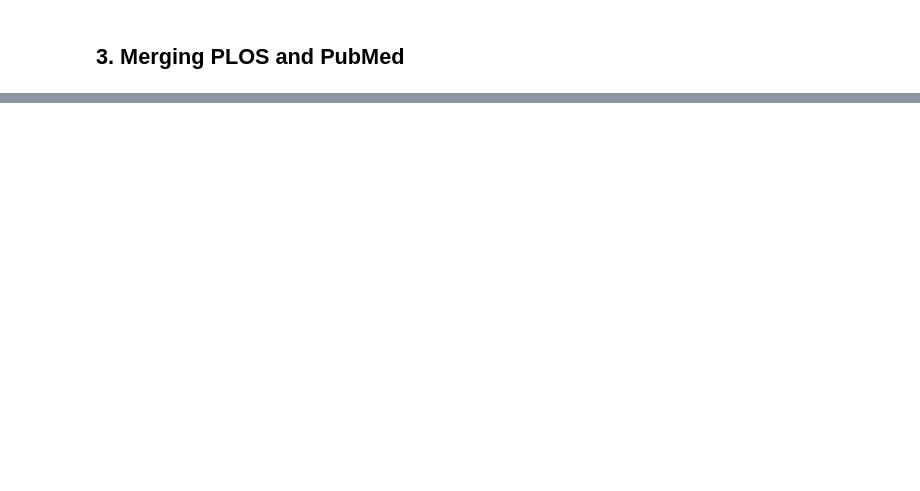
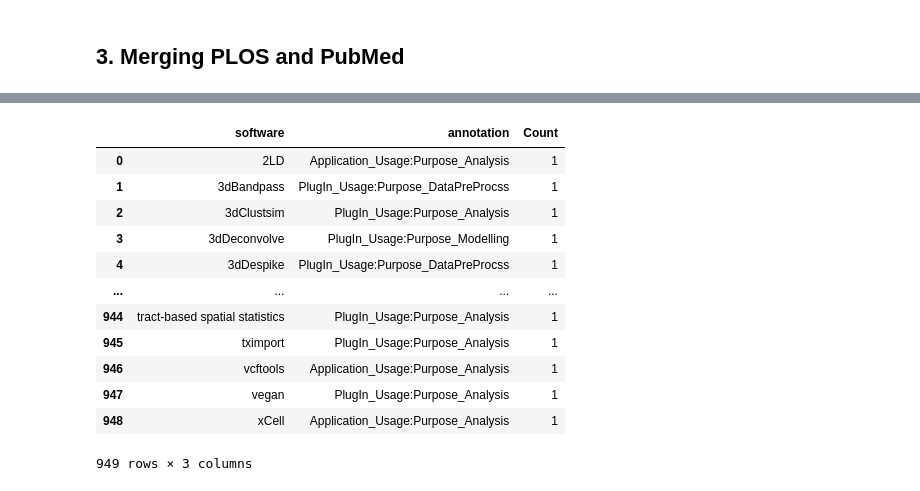
Before and after one commit to BeTKH/Automatic-classifcation-of-purpose-of-software-in-Scientific-articles, a Jupyter notebook: somecode/Merging Annotations.ipynb, the cells around one changed output, grey strips where cells are left out. Saved outputs shown, nothing was run; the diff lists cells and outputs as text; code cells hidden in the pictures; blank space fills up the shorter version.

```diff
--- a/somecode/Merging Annotations.ipynb
+++ b/somecode/Merging Annotations.ipynb
@@ -730,0 +696,17 @@ T5      Application_Usage:Purpose_Stimulation   2498    2505    E-prime
+# %%
+y = PubMed_PLoS.groupby(['software','annotation']).size().reset_index(name='Count')
+y
+# %% [output]
+|  | software | annotation | Count |
+| 0 | 2LD | Application_Usage:Purpose_Analysis | 1 |
+| 1 | 3dBandpass | PlugIn_Usage:Purpose_DataPreProcss | 1 |
+| 2 | 3dClustsim | PlugIn_Usage:Purpose_Analysis | 1 |
+| 3 | 3dDeconvolve | PlugIn_Usage:Purpose_Modelling | 1 |
+| 4 | 3dDespike | PlugIn_Usage:Purpose_DataPreProcss | 1 |
+| ... | ... | ... | ... |
+| 944 | tract-based spatial statistics | PlugIn_Usage:Purpose_Analysis | 1 |
+| 945 | tximport | PlugIn_Usage:Purpose_Analysis | 1 |
+| 946 | vcftools | Application_Usage:Purpose_Analysis | 1 |
+| 947 | vegan | PlugIn_Usage:Purpose_Analysis | 1 |
+| 948 | xCell | Application_Usage:Purpose_Analysis | 1 |
+949 rows × 3 columns
```
Also changed, not shown: parts of 30 cells of this notebook, 3 other files.
